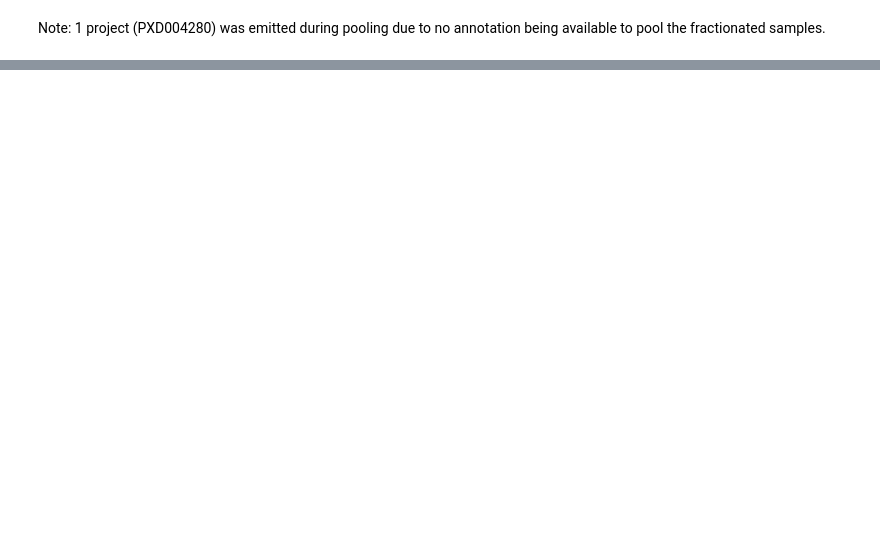
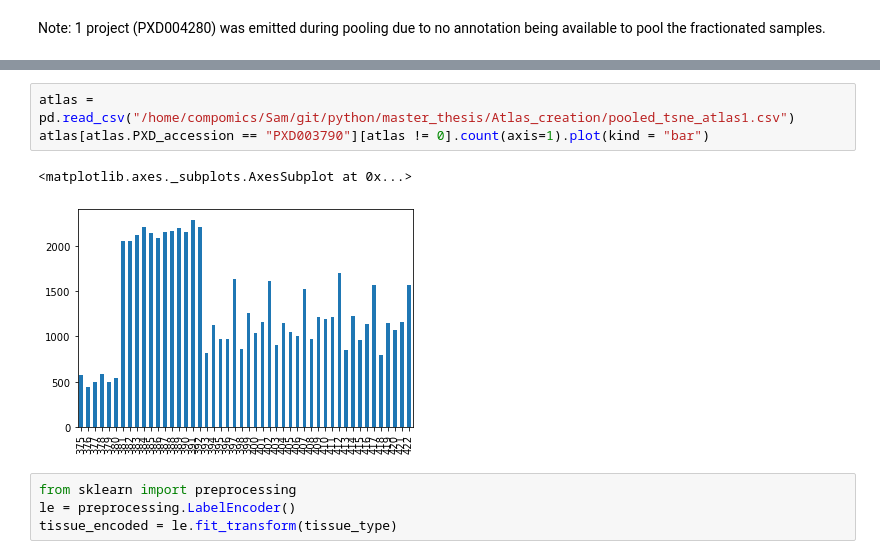
Before and after one commit to SamvPy/Master_thesis_AJ_22_23, a Jupyter notebook: master_thesis/Atlas_analysis/t-SNE_plot.ipynb, the cells around one changed output, grey strips where cells are left out. Saved outputs shown, nothing was run; the diff lists cells and outputs as text; blank space fills up the shorter version.

```diff
--- a/master_thesis/Atlas_analysis/t-SNE_plot.ipynb
+++ b/master_thesis/Atlas_analysis/t-SNE_plot.ipynb
@@ -139,0 +194,10 @@ Note: 1 project (PXD004280) was emitted during pooling due to no annotation bein
+# %%
+atlas = pd.read_csv("/home/compomics/Sam/git/python/master_thesis/Atlas_creation/pooled_tsne_atlas1.csv")
+atlas[atlas.PXD_accession == "PXD003790"][atlas != 0].count(axis=1).plot(kind = "bar")
+# %% [output]
+<matplotlib.axes._subplots.AxesSubplot at 0x...>
+[figure, added]
+# %%
+from sklearn import preprocessing
+le = preprocessing.LabelEncoder()
+tissue_encoded = le.fit_transform(tissue_type)
```
Also changed, not shown: parts of 15 cells of this notebook, 16 other files.
